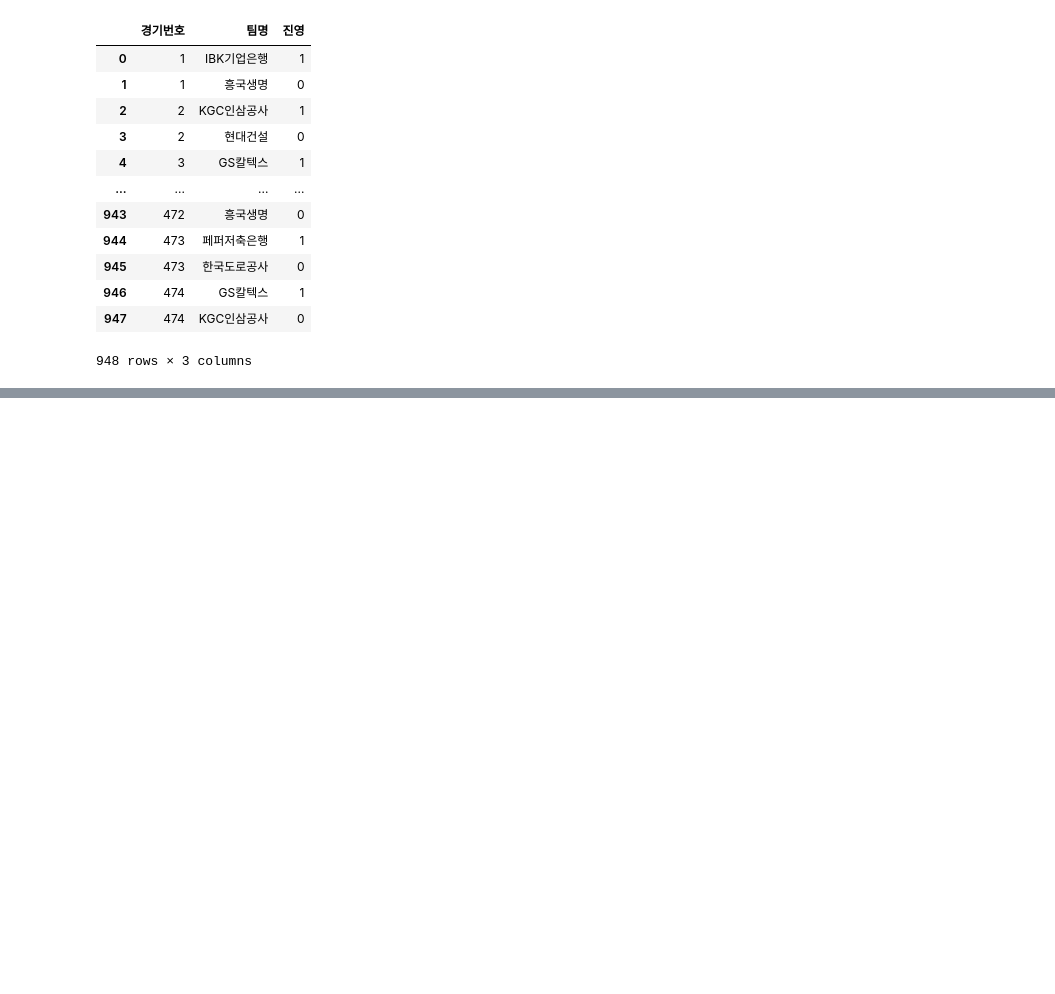
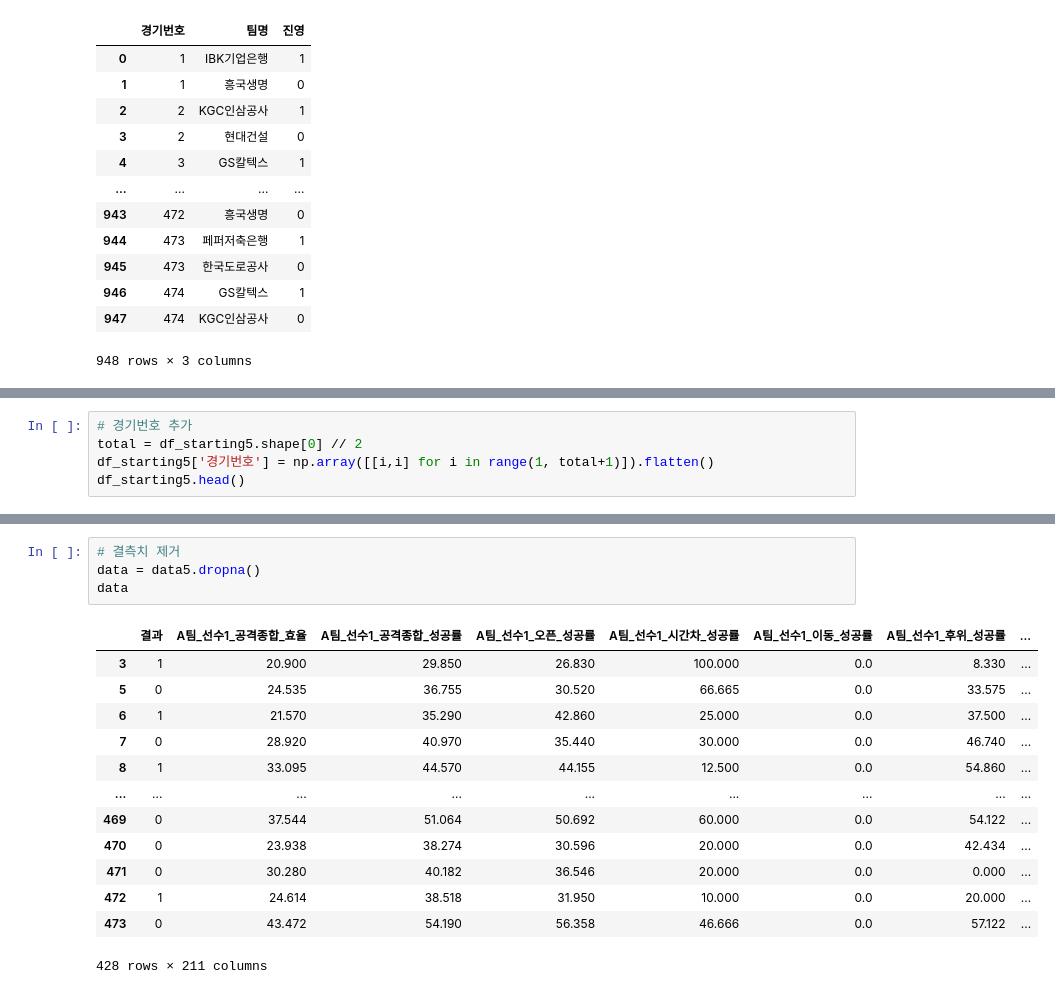
Before and after one commit to KB-IT-s-your-life/02_-, a Jupyter notebook: 02_ML_Project.ipynb, the cells around one changed output, grey strips where cells are left out. Saved outputs shown, nothing was run; the diff lists cells and outputs as text; blank space fills up the shorter version.

```diff
--- a/02_ML_Project.ipynb
+++ b/02_ML_Project.ipynb
@@ -528,0 +710,5 @@ plt.show()
+# %%
+# 경기번호 추가
+total = df_starting5.shape[0] // 2
+df_starting5['경기번호'] = np.array([[i,i] for i in range(1, total+1)]).flatten()
+df_starting5.head()
@@ -528,0 +817,18 @@ plt.show()
+# %%
+# 결측치 제거
+data = data5.dropna()
+data
+# %% [output]
+|  | 결과 | A팀_선수1_공격종합_효율 | A팀_선수1_공격종합_성공률 | A팀_선수1_오픈_성공률 | A팀_선수1_시간차_성공률 | A팀_선수1_이동_성공률 | A팀_선수1_후위_성공률 | ... |
+| 3 | 1 | 20.900 | 29.850 | 26.830 | 100.000 | 0.0 | 8.330 | ... |
+| 5 | 0 | 24.535 | 36.755 | 30.520 | 66.665 | 0.0 | 33.575 | ... |
+| 6 | 1 | 21.570 | 35.290 | 42.860 | 25.000 | 0.0 | 37.500 | ... |
+| 7 | 0 | 28.920 | 40.970 | 35.440 | 30.000 | 0.0 | 46.740 | ... |
+| 8 | 1 | 33.095 | 44.570 | 44.155 | 12.500 | 0.0 | 54.860 | ... |
+| ... | ... | ... | ... | ... | ... | ... | ... | ... |
+| 469 | 0 | 37.544 | 51.064 | 50.692 | 60.000 | 0.0 | 54.122 | ... |
+| 470 | 0 | 23.938 | 38.274 | 30.596 | 20.000 | 0.0 | 42.434 | ... |
+| 471 | 0 | 30.280 | 40.182 | 36.546 | 20.000 | 0.0 | 0.000 | ... |
+| 472 | 1 | 24.614 | 38.518 | 31.950 | 10.000 | 0.0 | 20.000 | ... |
+| 473 | 0 | 43.472 | 54.190 | 56.358 | 46.666 | 0.0 | 57.122 | ... |
+428 rows × 211 columns
```
Also changed, not shown: parts of 39 cells of this notebook.
